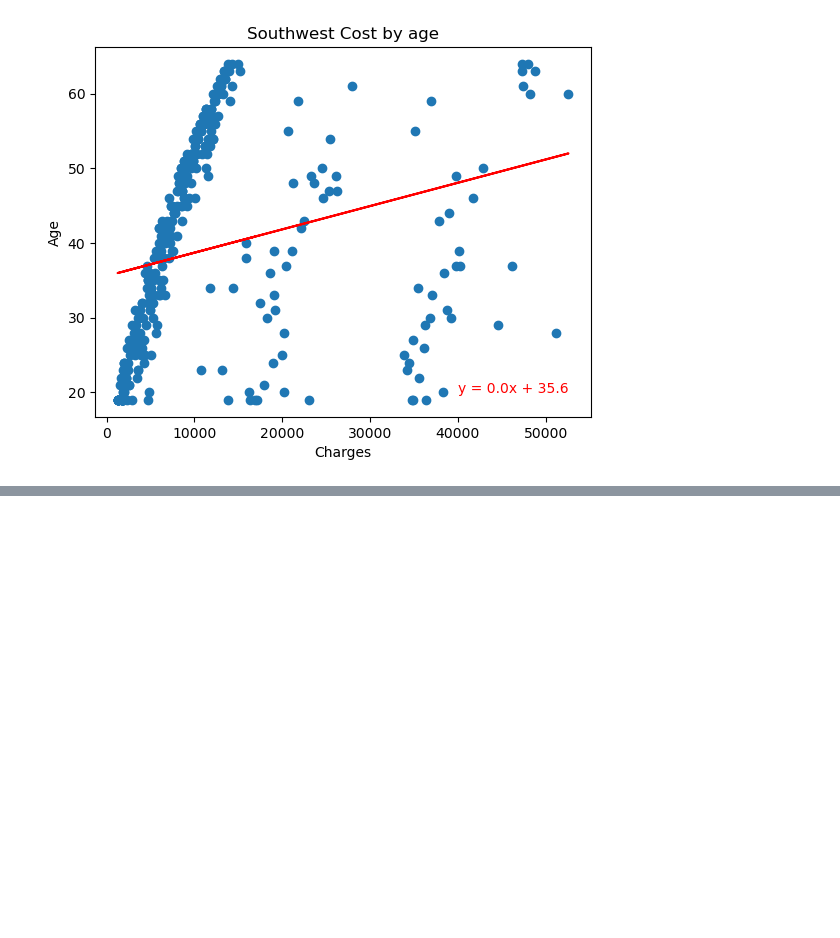
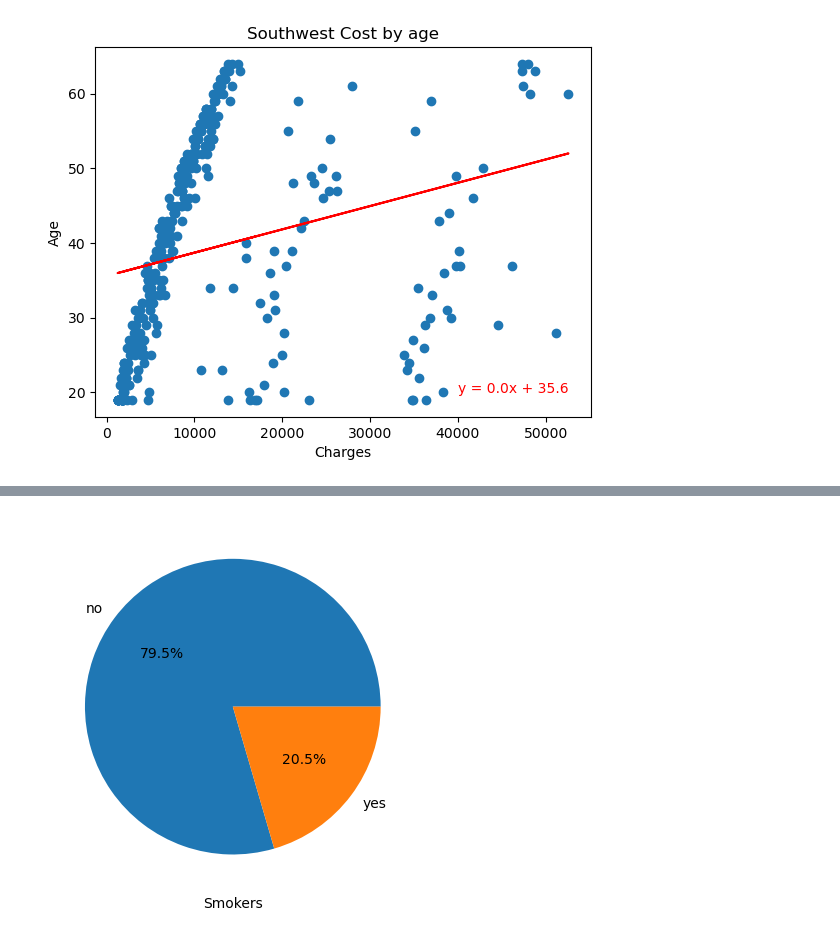
Before and after one commit to JohanaMarie/project_1, a Jupyter notebook: Insurance.ipynb, the cells around one changed output, grey strips where cells are left out. Cells and saved outputs as stored; diff of their text form; code cells hidden in the pictures; blank space fills up the shorter version.

```diff
--- a/Insurance.ipynb
+++ b/Insurance.ipynb
@@ -162,0 +183,9 @@ The r-value is: 0.06674879291871783
+# %%
+#number of smokers
+smoker_df=insurance_df['smoker'].value_counts()
+smoker_df.plot(kind='pie',autopct='%1.1f%%')
+plt.ylabel('')
+plt.xlabel('Smokers')
+plt.show()
+# %% [output]
+[figure, added]
```
Also changed, not shown: parts of 3 cells of this notebook.
